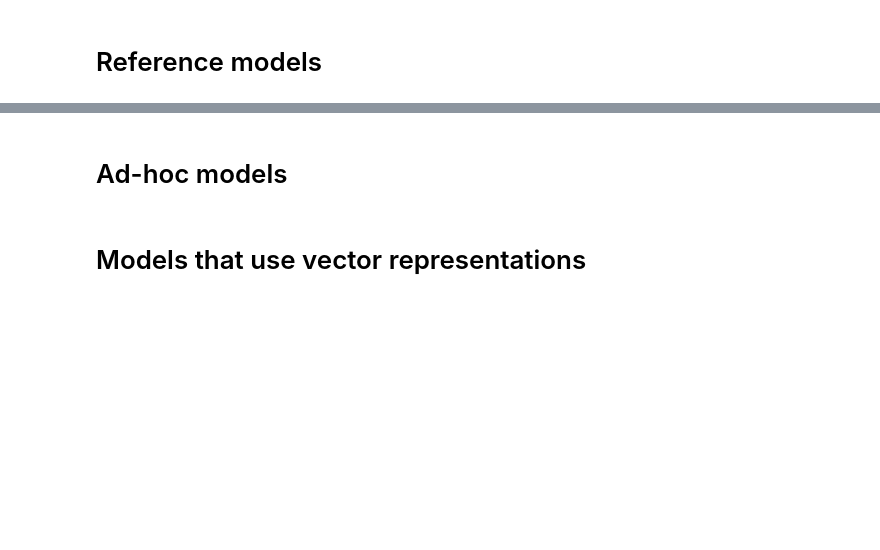
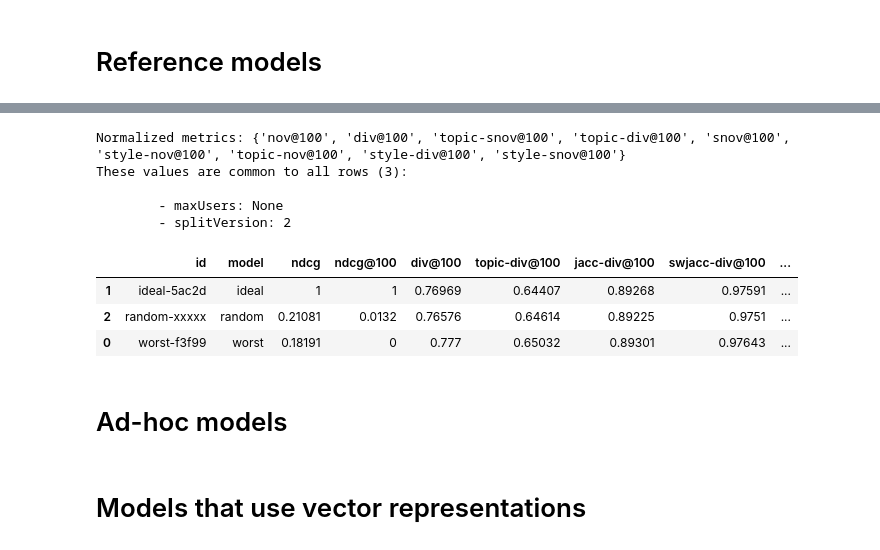
Before and after one commit to arthur-gallois/Twinews-adapted, a Jupyter notebook: twinews/evaluation/hjreport.ipynb, the cells around one changed output, grey strips where cells are left out. Drawn from its saved outputs; the diff is of its cells as text; code cells hidden in the pictures; blank space fills up the shorter version.

```diff
--- a/twinews/evaluation/hjreport.ipynb
+++ b/twinews/evaluation/hjreport.ipynb
@@ -125,5 +137,15 @@ basicPrint('worst', *args, splitVersion=2)
 # %%
-basicPrint(['ideal', 'random', 'random'], *args, splitVersion=2)
+basicPrint(['ideal', 'random', 'worst'], 'div', 'nov', 'ser', splitVersion=2)
+# %% [output]
+Normalized metrics: {'nov@100', 'div@100', 'topic-snov@100', 'topic-div@100', 'snov@100', 'style-nov@100', 'topic-nov@100', 'style-div@100', 'style-snov@100'}
+These values are common to all rows (3):
+
+        - maxUsers: None
+        - splitVersion: 2
+|  | id | model | ndcg | ndcg@100 | div@100 | topic-div@100 | jacc-div@100 | swjacc-div@100 | ... |
+| 1 | ideal-5ac2d | ideal | 1 | 1 | 0.76969 | 0.64407 | 0.89268 | 0.97591 | ... |
+| 2 | random-xxxxx | random | 0.21081 | 0.0132 | 0.76576 | 0.64614 | 0.89225 | 0.9751 | ... |
+| 0 | worst-f3f99 | worst | 0.18191 | 0 | 0.777 | 0.65032 | 0.89301 | 0.97643 | ... |
 # %% [markdown]
 # Ad-hoc models
 # %%
```
Also changed, not shown: parts of 2 cells of this notebook, 1 other file.
